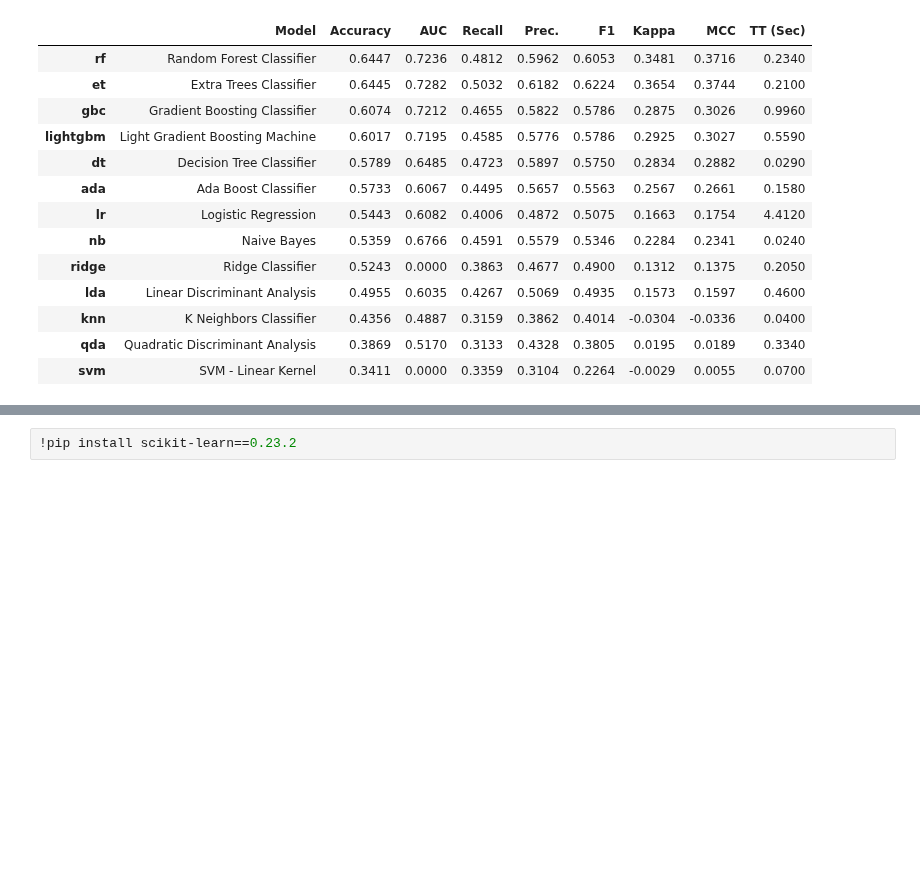
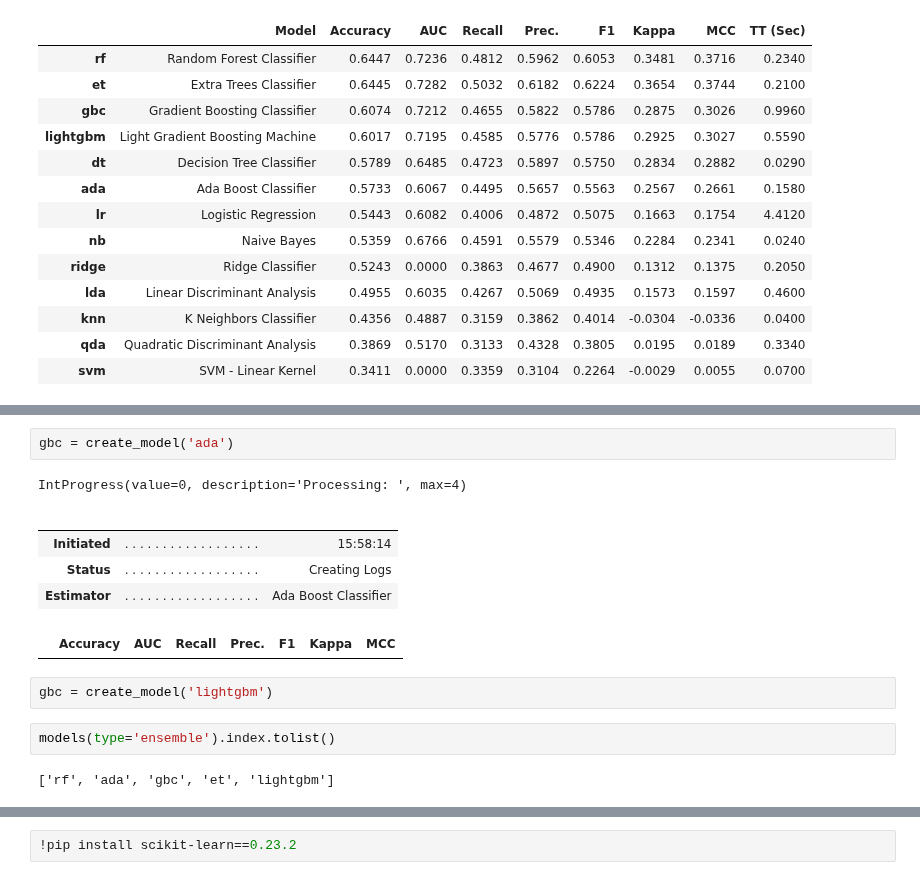
Before and after one commit to JannaW0402/Pump-it-Up, a Jupyter notebook: 869model.ipynb, the cells around one changed output, grey strips where cells are left out. Saved outputs shown, nothing was run; the diff lists cells and outputs as text; blank space fills up the shorter version.

```diff
--- a/869model.ipynb
+++ b/869model.ipynb
@@ -201,0 +189,16 @@ ensembled_models = compare_models( models(type='ensemble').index.tolist(), fold
+# %%
+gbc = create_model('ada')
+# %% [output]
+IntProgress(value=0, description='Processing: ', max=4)
+|  |  |  |
+|  |  |  |
+| Initiated | . . . . . . . . . . . . . . . . . . | 15:58:14 |
+| Status | . . . . . . . . . . . . . . . . . . | Creating Logs |
+| Estimator | . . . . . . . . . . . . . . . . . . | Ada Boost Classifier |
+|  | Accuracy | AUC | Recall | Prec. | F1 | Kappa | MCC |
+# %%
+gbc = create_model('lightgbm')
+# %%
+models(type='ensemble').index.tolist()
+# %% [output]
+['rf', 'ada', 'gbc', 'et', 'lightgbm']
```
Also changed, not shown: parts of 12 cells of this notebook.
